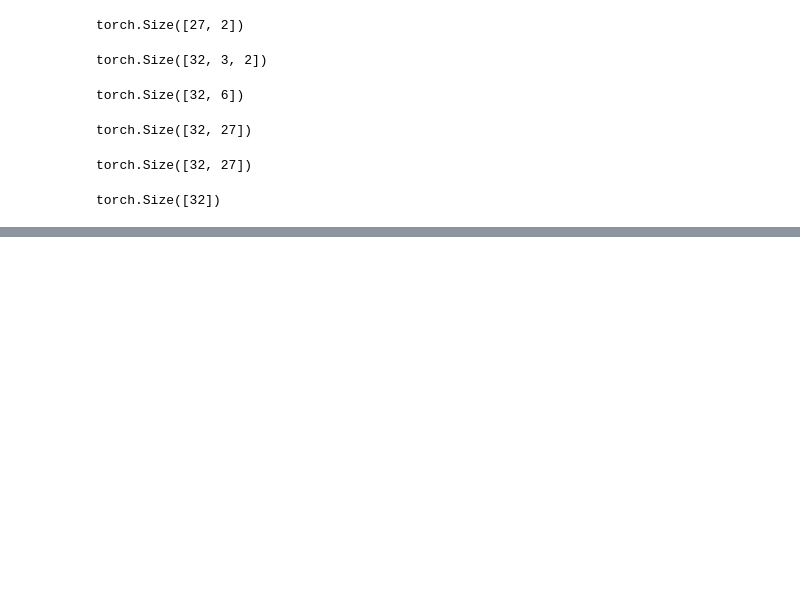
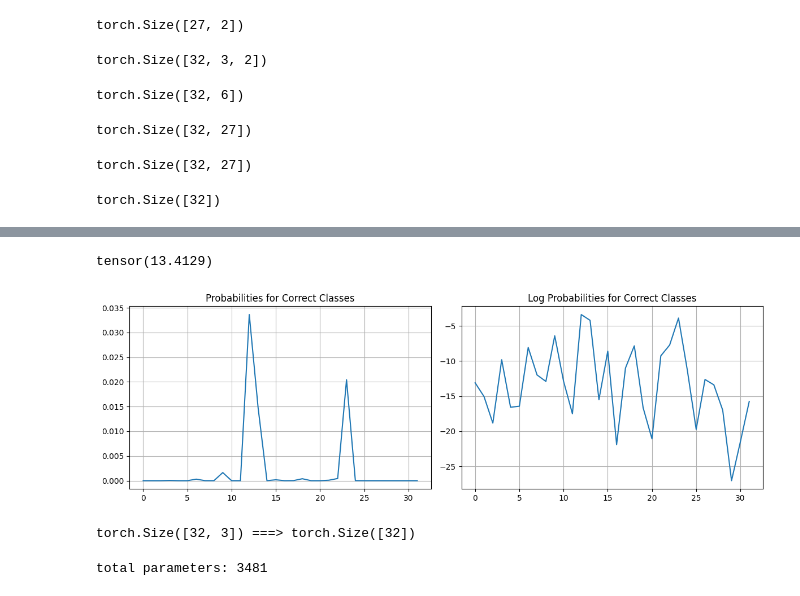
Before and after one commit to anishchhaparwal/zero_to_hero, a Jupyter notebook: 3.Neural Probabilistic_language_model.ipynb, the cells around one changed output, grey strips where cells are left out. Saved outputs shown, nothing was run; the diff lists cells and outputs as text; code cells hidden in the pictures; blank space fills up the shorter version.

```diff
--- a/3.Neural Probabilistic_language_model.ipynb
+++ b/3.Neural Probabilistic_language_model.ipynb
@@ -103,0 +107,56 @@ tensor(17.5882)
+# %%
+# calculating the loss using F.cross_entropy which should be same as above manually calculated loss.
+
+emb = C[X]
+h = torch.tanh(emb.view(-1, context_window * embedding_size) @ W1 + B1)
+logits = h @ W2 + B2
+loss= torch.nn.functional.cross_entropy(logits, Y)
+loss
+# %% [output]
+tensor(13.4129)
+# %%
+# plotting probs and their logs. for a trained model these should be close to 1.
+
+plt.figure(figsize=(12, 4))
+
+# Get probabilities and logs
+correct_probs = probs[torch.arange(len(Y)), Y]
+log_probs = correct_probs.log()
+
+# Plot side by side
+plt.subplot(1,2,1)
+plt.plot(correct_probs.detach())
+plt.title('Probabilities for Correct Classes')
+plt.grid(True)
+
+plt.subplot(1,2,2)
+plt.plot(log_probs.detach())
+plt.title('Log Probabilities for Correct Classes')
+plt.grid(True)
+
+plt.tight_layout()
+plt.show()
+# %% [output]
+[figure, added]
+# %%
+# defining the dataset
+print(f"{X.shape} ===> {Y.shape}")
+# %% [output]
+torch.Size([32, 3]) ===> torch.Size([32])
+# %%
+# defining the model
+
+g = torch.Generator().manual_seed(2147483647)
+embedding_size = 2
+C = torch.randn((len(stoi), embedding_size))
+W1 = torch.randn((embedding_size * context_window, 100), generator=g)
+B1 = torch.randn((100), generator=g)
+W2 = torch.randn((100, len(stoi)), generator=g)
+B2 = torch.randn((len(stoi)), generator=g)
+parameters  = [C, W1, B1, W2, B2]
+for p in parameters:
+  p.requires_grad = True
+
+print(f"total parameters: {sum(p.nelement() for p in parameters)}")
+# %% [output]
+total parameters: 3481
```
Also changed, not shown: parts of 12 cells of this notebook.
